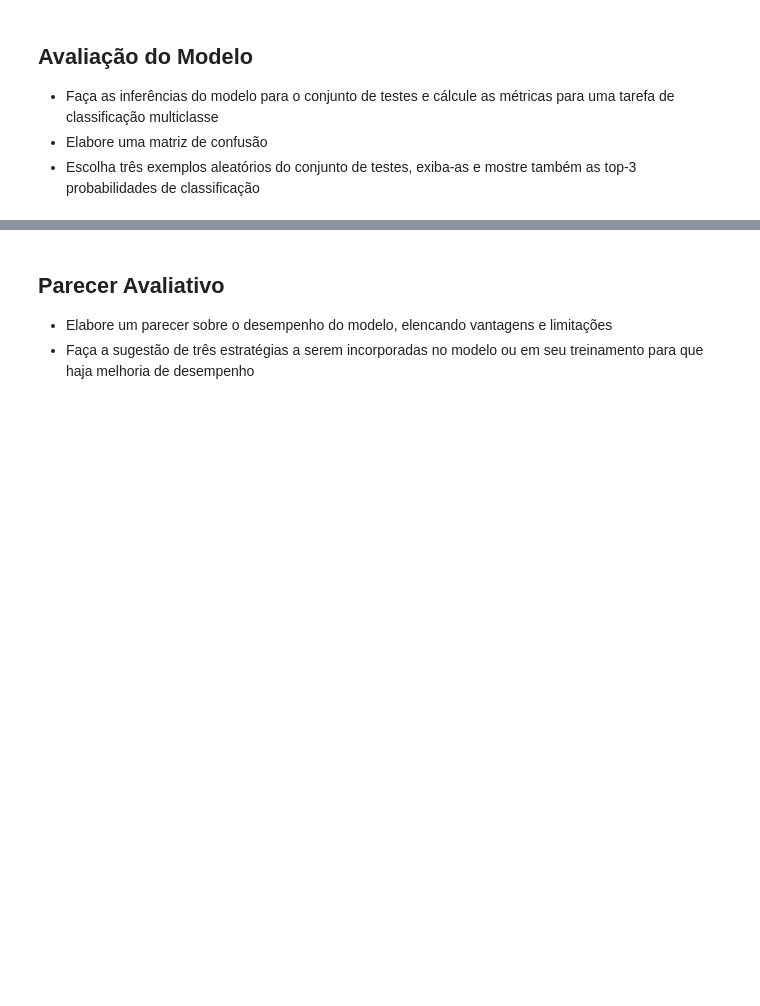
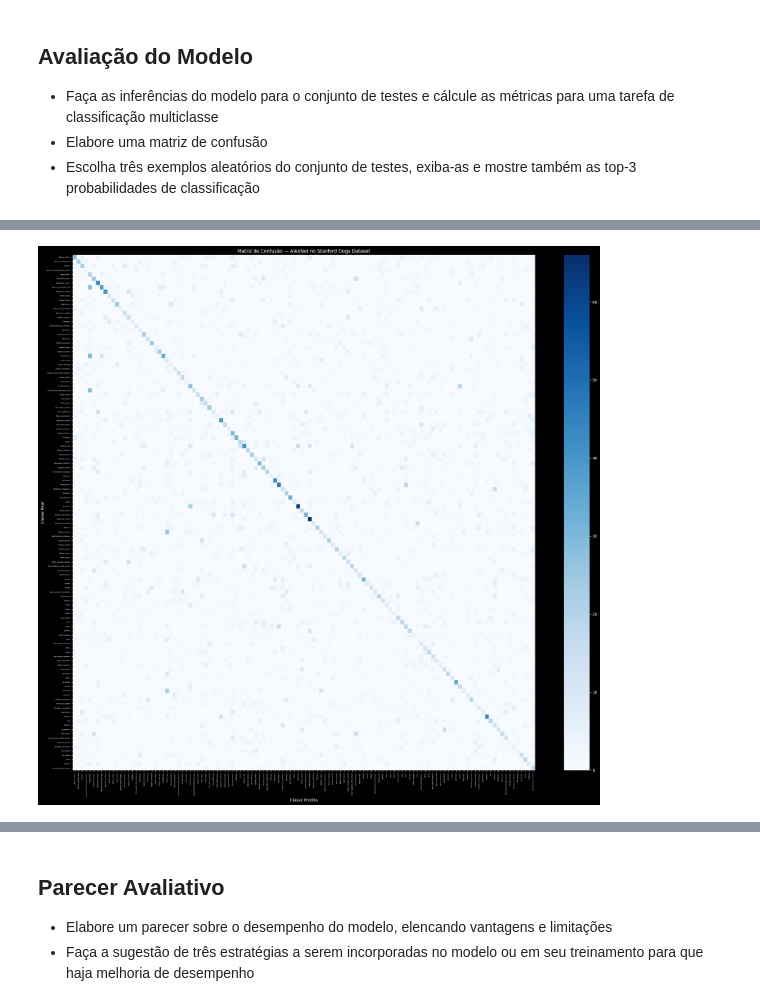
Before and after one commit to pedroituassu/topicos1-projeto3-cnn-alexnet, a Jupyter notebook: Topicos1-2026.1-Tarefa3.ipynb, the cells around one changed output, grey strips where cells are left out. Drawn from its saved outputs; the diff is of its cells as text; code cells hidden in the pictures; blank space fills up the shorter version.

```diff
--- a/Topicos1-2026.1-Tarefa3.ipynb
+++ b/Topicos1-2026.1-Tarefa3.ipynb
@@ -365,0 +368,15 @@ American_Staffordshire_terrier       0.00      0.00      0.00        64
+# %%
+cm = confusion_matrix(all_labels, all_preds)
+
+plt.figure(figsize=(22, 20))
+sns.heatmap(cm, cmap="Blues", xticklabels=test_handler.classes,
+            yticklabels=test_handler.classes)
+plt.title("Matriz de Confusão — AlexNet no Stanford Dogs Dataset")
+plt.xlabel("Classe Predita")
+plt.ylabel("Classe Real")
+plt.xticks(fontsize=4, rotation=90)
+plt.yticks(fontsize=4, rotation=0)
+plt.tight_layout()
+plt.show()
+# %% [output]
+[figure, added]
```
Also changed, not shown: parts of 4 cells of this notebook.
